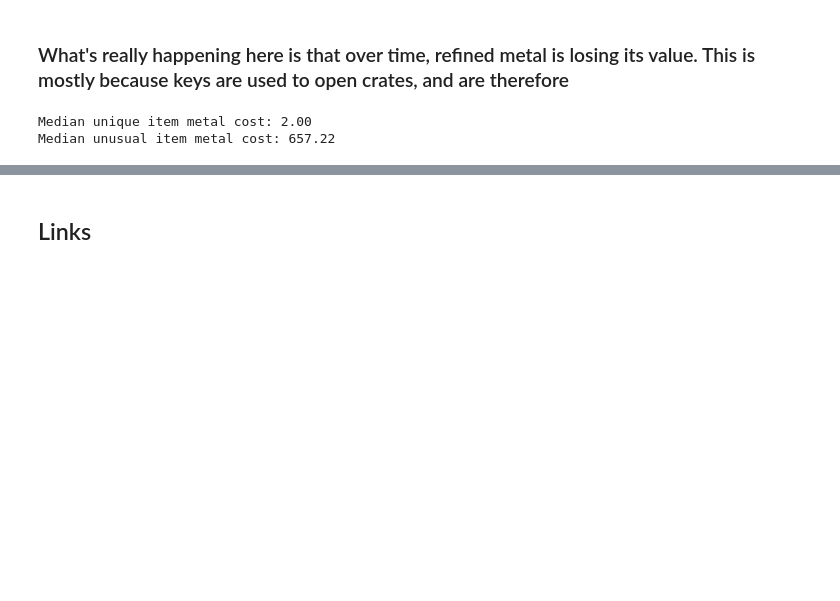
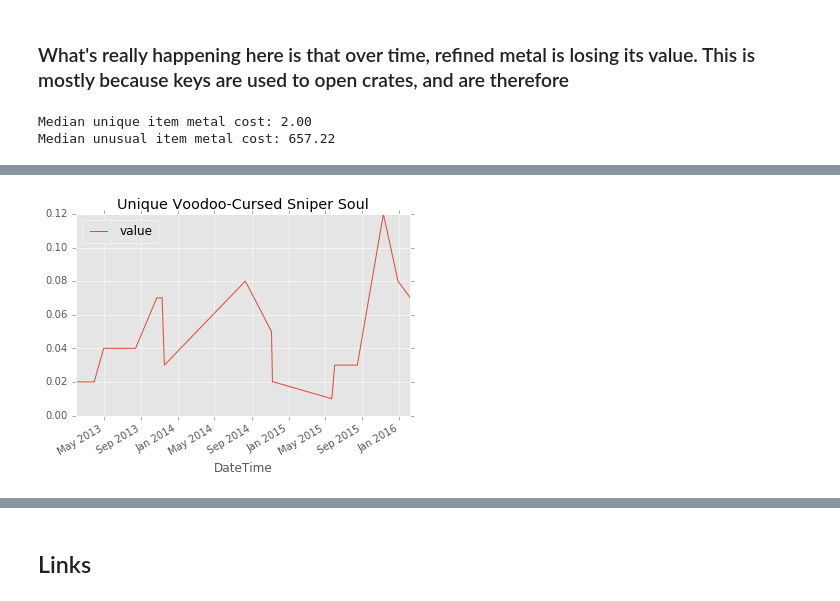
Before and after one commit to NithinPerumal/SteamMarketAnalysis, a Jupyter notebook: IPython Notebook/FinalReport.ipynb, the cells around one changed output, grey strips where cells are left out. Saved outputs shown, nothing was run; the diff lists cells and outputs as text; code cells hidden in the pictures; blank space fills up the shorter version.

```diff
--- a/IPython Notebook/FinalReport.ipynb
+++ b/IPython Notebook/FinalReport.ipynb
@@ -348,0 +365,4 @@ Median unusual item metal cost: 657.22
+# %%
+Image('Images/voodoo-cursed-sniper-soul-HAUNTED.png')
+# %% [output]
+[figure, added]
```
Also changed, not shown: parts of 12 cells of this notebook.
